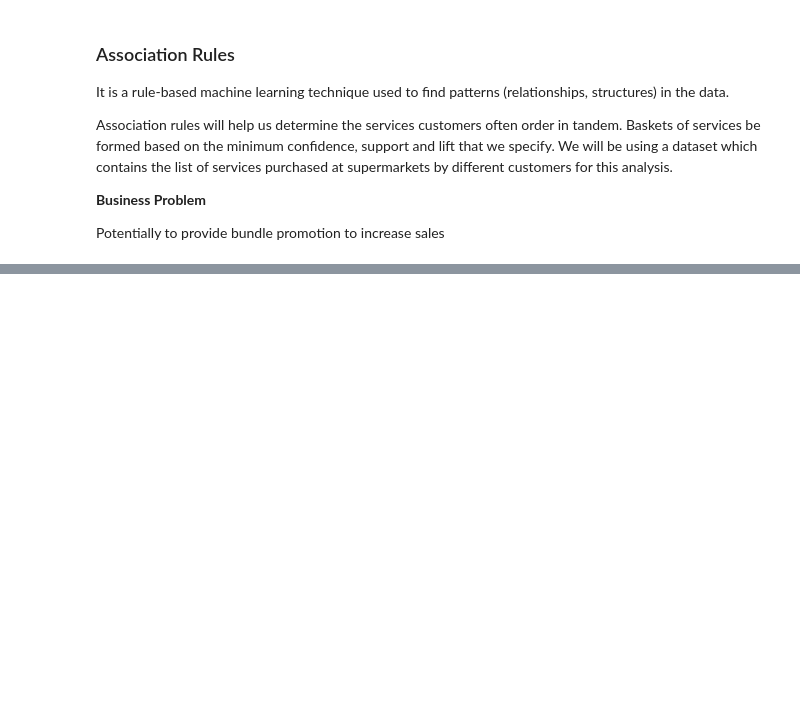
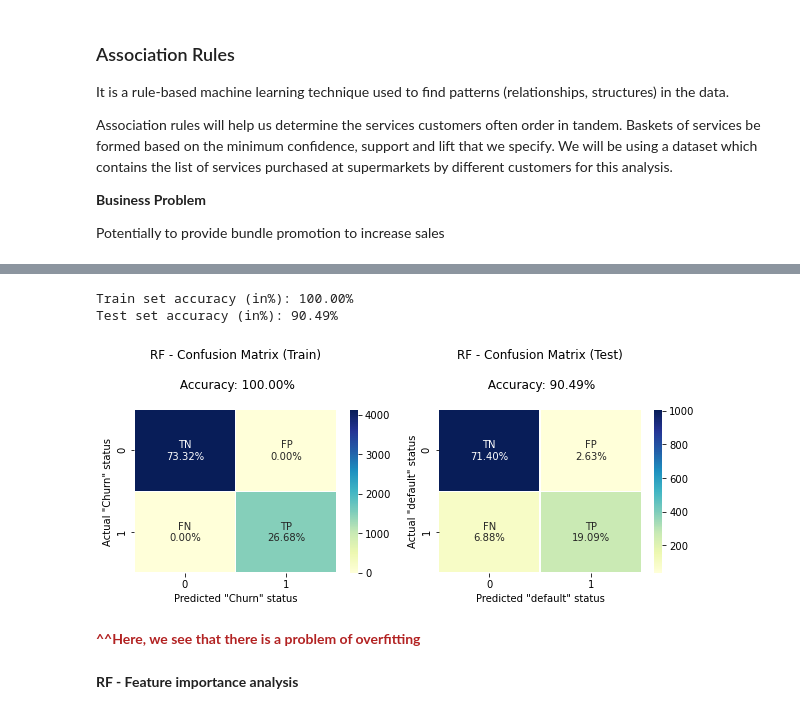
Before and after one commit to syakun0212/Telco-Customer-Churn-Data-Anlaysis, a Jupyter notebook: BC2407 Project.ipynb, the cells around one changed output, grey strips where cells are left out. Drawn from its saved outputs; the diff is of its cells as text; code cells hidden in the pictures; blank space fills up the shorter version.

```diff
--- a/BC2407 Project.ipynb
+++ b/BC2407 Project.ipynb
@@ -271,0 +463,30 @@ assoc_rule_phone_others = association_rules(item_phone_others, metric = 'confide
+# %%
+data_RF = data_encoded.copy()
+data_RF = data_RF.drop(geographical_col,axis=1)
+data_RF = data_RF.replace("No internet service",0)
+data_RF = data_RF.replace("No phone service",0)
+# %%
+from sklearn.model_selection import train_test_split
+from sklearn.ensemble import RandomForestClassifier
+from sklearn.metrics import confusion_matrix
+
+RF_X = data_RF[independent_var]
+RF_y = data_RF['Churn']
+RF_X_train, RF_X_test, RF_y_train, RF_y_test = train_test_split(RF_X, RF_y, train_size=0.8,
+                                                                                                random_state=2022)
+
+RF_model = RandomForestClassifier(n_estimators=500,
+                                                             random_state=2022)
+RF_model.fit(RF_X_train, RF_y_train)
+RF_pred_train = RF_model.predict(RF_X_train)
+RF_pred_test = RF_model.predict(RF_X_test)
+
+RF_train_acc, RF_test_acc = get_cm_accuracy(RF_y_train,RF_pred_train,RF_y_test,RF_pred_test)
+# %%
+plot_cm(RF_y_train,RF_pred_train,RF_y_test,RF_pred_test,model_name="RF - ")
+# %% [output]
+Train set accuracy (in%): 100.00%
+Test set accuracy (in%): 90.49%
+[figure, added]
+# %% [markdown]
+<p style="color:firebrick;font-weight: bold"> ^^Here, we see that there is a problem of overfitting </p>
@@ -271,0 +496,2 @@ assoc_rule_phone_others = association_rules(item_phone_others, metric = 'confide
+# %% [markdown]
+**RF - Feature importance analysis**
```
Also changed, not shown: parts of 41 cells of this notebook, 3 other files.
